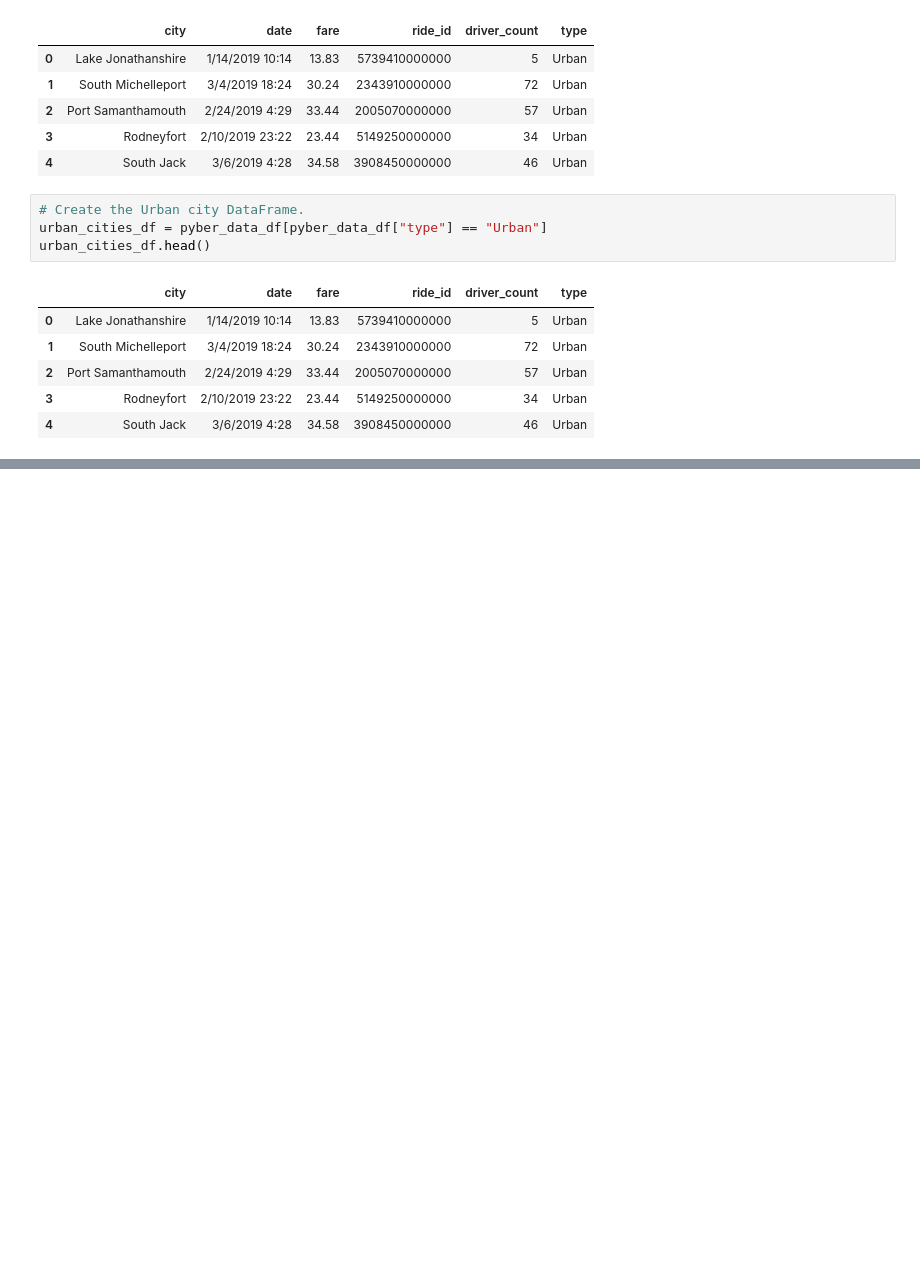
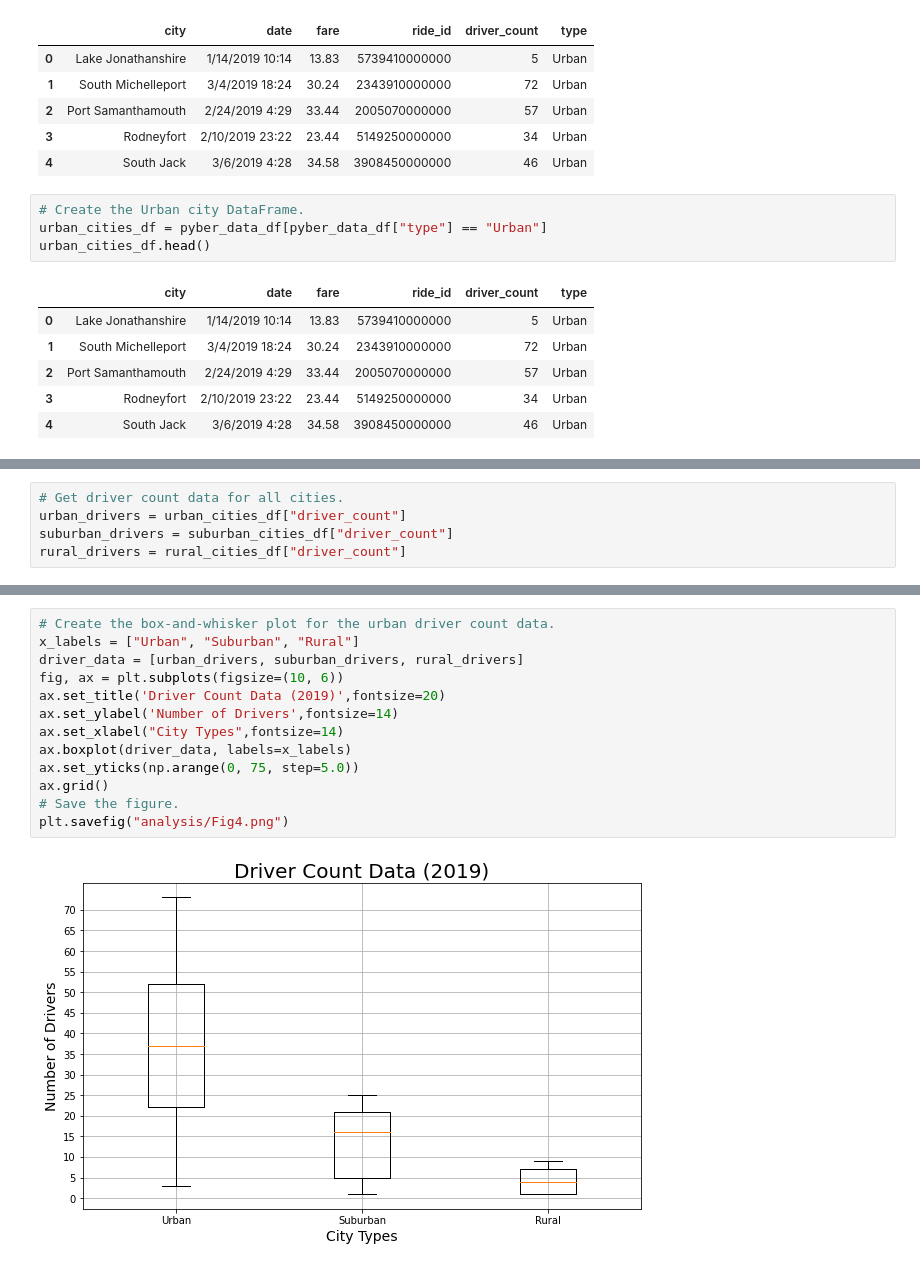
Before and after one commit to swichtenberg/PyBer_Analysis, a Jupyter notebook: PyBer.ipynb, the cells around one changed output, grey strips where cells are left out. Drawn from its saved outputs; the diff is of its cells as text; blank space fills up the shorter version.

```diff
--- a/PyBer.ipynb
+++ b/PyBer.ipynb
@@ -277,0 +455,5 @@ plt.savefig("analysis/Fig1.png")
+# %%
+# Get driver count data for all cities.
+urban_drivers = urban_cities_df["driver_count"]
+suburban_drivers = suburban_cities_df["driver_count"]
+rural_drivers = rural_cities_df["driver_count"]
@@ -277,0 +530,15 @@ plt.savefig("analysis/Fig1.png")
+# %%
+# Create the box-and-whisker plot for the urban driver count data.
+x_labels = ["Urban", "Suburban", "Rural"]
+driver_data = [urban_drivers, suburban_drivers, rural_drivers]
+fig, ax = plt.subplots(figsize=(10, 6))
+ax.set_title('Driver Count Data (2019)',fontsize=20)
+ax.set_ylabel('Number of Drivers',fontsize=14)
+ax.set_xlabel("City Types",fontsize=14)
+ax.boxplot(driver_data, labels=x_labels)
+ax.set_yticks(np.arange(0, 75, step=5.0))
+ax.grid()
+# Save the figure.
+plt.savefig("analysis/Fig4.png")
+# %% [output]
+[figure, added]
```
Also changed, not shown: parts of 44 cells of this notebook, 3 other files.
